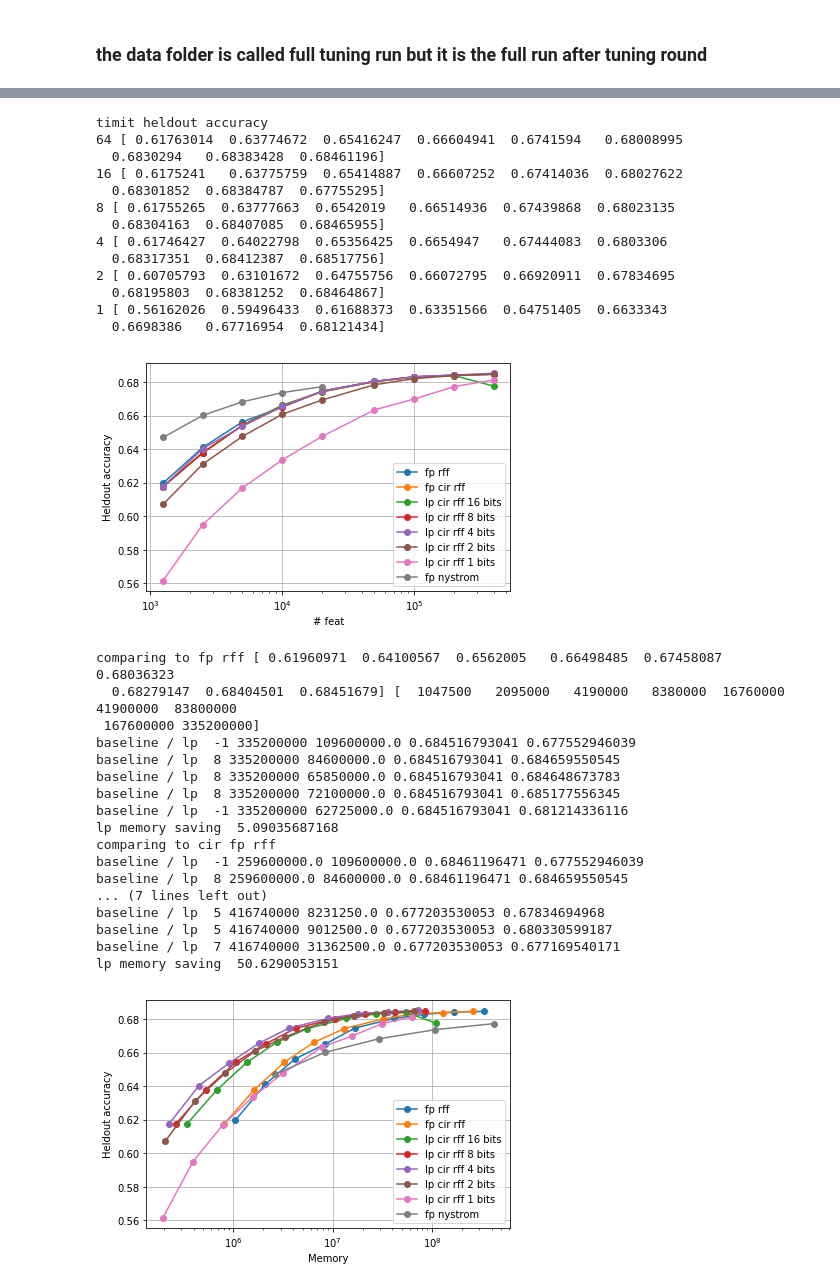
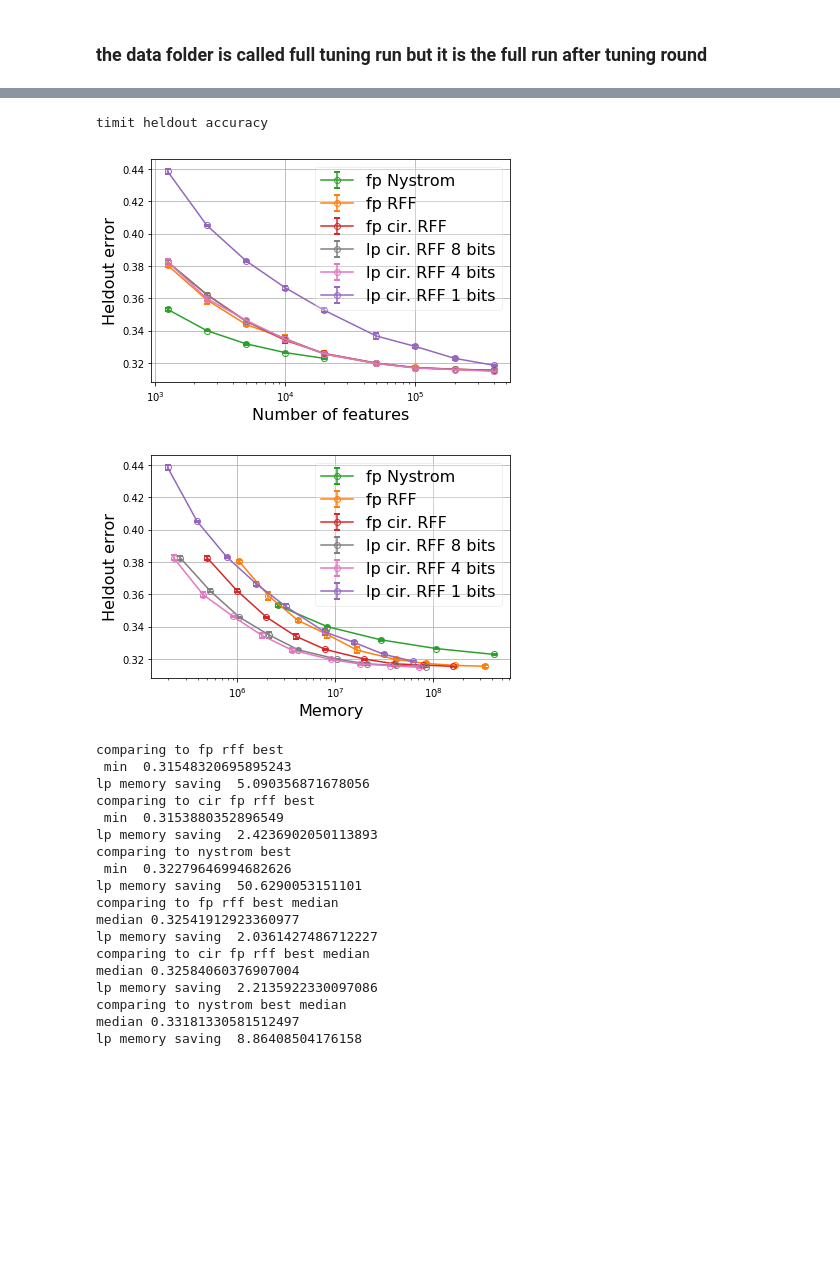
Before and after one commit to JianGoForIt/lp_rffs, a Jupyter notebook: kernel_reg/notebook/lp_rff_large_exp_full_run_memory_plot.ipynb, the cells around one changed output, grey strips where cells are left out. Saved outputs shown, nothing was run; the diff lists cells and outputs as text; code cells hidden in the pictures; blank space fills up the shorter version.

Commit message:
update plots after fixing the memory calculation for fp cir rff

```diff
--- a/kernel_reg/notebook/lp_rff_large_exp_full_run_memory_plot.ipynb
+++ b/kernel_reg/notebook/lp_rff_large_exp_full_run_memory_plot.ipynb
@@ -13,7 +17,7 @@ from copy import deepcopy
 # %% [markdown]
 ### the data folder is called full tuning run but it is the full run after tuning round
 # %%
-def get_performance_list(n_feat_list, general_folder, folder_pattern, seeds, min_metric_best, performance_file_name, do_median):
+def get_performance_list(n_feat_list, general_folder, folder_pattern, seeds, min_metric_best, performance_file_name, do_median, y_reverse=False):
         metric_list_all = []
         for seed in seeds:
             metric_list = []
@@ -27,10 +31,8 @@ def get_performance_list(n_feat_list, general_folder, folder_pattern, seeds, min
                 metric = get_performance_metric(folder_name, file_name, min_best=min_metric_best)
                 metric_list.append(metric)
             metric_list_all.append(np.array(deepcopy(metric_list) ) )
-        if do_median:
-            metric_list_all = median_results_array(metric_list_all)
-        else:
-            metric_list_all = average_results_array(metric_list_all)
+            if y_reverse:
+                metric_list_all[-1] = 1.0 - metric_list_all[-1]
         return metric_list_all
 # %%
 def get_metric_list(n_feat_list, general_folder, folder_pattern, seeds, min_metric_best, metric_file_name, metric_name, do_median):
@@ -417,51 +420,41 @@ lp memory saving  230.422695035
 # %%
 print "timit heldout accuracy"
 m = 250
 r = 440
 c = 147
 rff_mem_func = lambda n : get_rff_memory_with_model(n, m, r, c)
 nystrom_mem_func = lambda n : get_nystrom_memory_with_model(n, m, r, c)
 cir_rff_mem_func = lambda n, b: get_cir_rff_memory_with_model(n, m, r, b, c)
 general_folder_performance = "/dfs/scratch0/zjian/lp_kernel/nystrom_vs_rff_large_exp/full_tuning_run"
 general_folder_metric = "/dfs/scratch0/zjian/lp_kernel/nystrom_vs_rff_large_exp/full_tuning_run_kernel_approx_error"
 subfolder_pattern = "timit_type_unk_l2_reg_0_n_fp_feat_unk_opt_sgd_lr_100.0_seed_unk"
 nystrom_feat_list = [1250, 2500, 5000, 10000, 20000]
 rff_feat_list = [1250, 2500, 5000, 10000, 20000, 50000, 100000, 200000, 400000]
 plot_full_run(rff_feat_list, nystrom_feat_list, general_folder_performance, general_folder_metric, subfolder_pattern, seeds=[1,2,3],
             rff_mem_func=rff_mem_func, nystrom_mem_func=nystrom_mem_func,
             cir_rff_mem_func=cir_rff_mem_func, min_metric_best=False,
-            do_logy_plot=False, do_logx_plot=True, performance_name="accuracy", mem_saving_thresh=mem_saving_thresh)
+            do_logy_plot=False, do_logx_plot=True, performance_name="error",
+            mem_saving_thresh=mem_saving_thresh, y_reverse=True)
 # %% [output]
 timit heldout accuracy
-64 [ 0.61763014  0.63774672  0.65416247  0.66604941  0.6741594   0.68008995
-  0.6830294   0.68383428  0.68461196]
-16 [ 0.6175241   0.63775759  0.65414887  0.66607252  0.67414036  0.68027622
-  0.68301852  0.68384787  0.67755295]
-8 [ 0.61755265  0.63777663  0.6542019   0.66514936  0.67439868  0.68023135
-  0.68304163  0.68407085  0.68465955]
-4 [ 0.61746427  0.64022798  0.65356425  0.6654947   0.67444083  0.6803306
-  0.68317351  0.68412387  0.68517756]
-2 [ 0.60705793  0.63101672  0.64755756  0.66072795  0.66920911  0.67834695
-  0.68195803  0.68381252  0.68464867]
-1 [ 0.56162026  0.59496433  0.61688373  0.63351566  0.64751405  0.6633343
-  0.6698386   0.67716954  0.68121434]
-[figure, old version]
+[figure, new version]
+[figure, new version]
-comparing to fp rff [ 0.61960971  0.64100567  0.6562005   0.66498485  0.67458087  0.68036323
-  0.68279147  0.68404501  0.68451679] [  1047500   2095000   4190000   8380000  16760000  41900000  83800000
- 167600000 335200000]
-baseline / lp  -1 335200000 109600000.0 0.684516793041 0.677552946039
-baseline / lp  8 335200000 84600000.0 0.684516793041 0.684659550545
-baseline / lp  8 335200000 65850000.0 0.684516793041 0.684648673783
-baseline / lp  8 335200000 72100000.0 0.684516793041 0.685177556345
-baseline / lp  -1 335200000 62725000.0 0.684516793041 0.681214336116
-lp memory saving  5.09035687168
-comparing to cir fp rff
-baseline / lp  -1 259600000.0 109600000.0 0.68461196471 0.677552946039
-baseline / lp  8 259600000.0 84600000.0 0.68461196471 0.684659550545
-... (7 lines left out)
-baseline / lp  5 416740000 8231250.0 0.677203530053 0.67834694968
-baseline / lp  5 416740000 9012500.0 0.677203530053 0.680330599187
-baseline / lp  7 416740000 31362500.0 0.677203530053 0.677169540171
-lp memory saving  50.6290053151
+comparing to fp rff best
+ min  0.31548320695895243
+lp memory saving  5.090356871678056
+comparing to cir fp rff best
+ min  0.3153880352896549
+lp memory saving  2.4236902050113893
+comparing to nystrom best
+ min  0.32279646994682626
+lp memory saving  50.6290053151101
+comparing to fp rff best median
+median 0.32541912923360977
+lp memory saving  2.0361427486712227
+comparing to cir fp rff best median
+median 0.32584060376907004
+lp memory saving  2.2135922330097086
+comparing to nystrom best median
+median 0.33181330581512497
+lp memory saving  8.86408504176158
-[figure, old version]
 # %%
```
Also changed, not shown: parts of 9 cells of this notebook, 4 other files.
